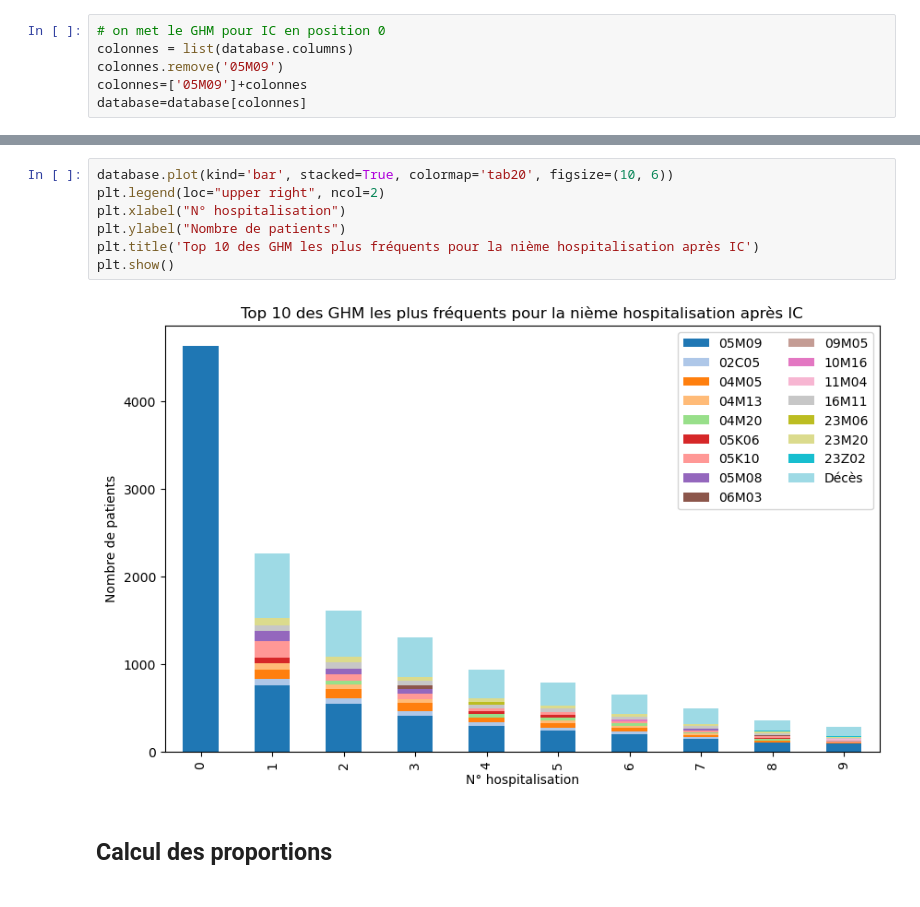
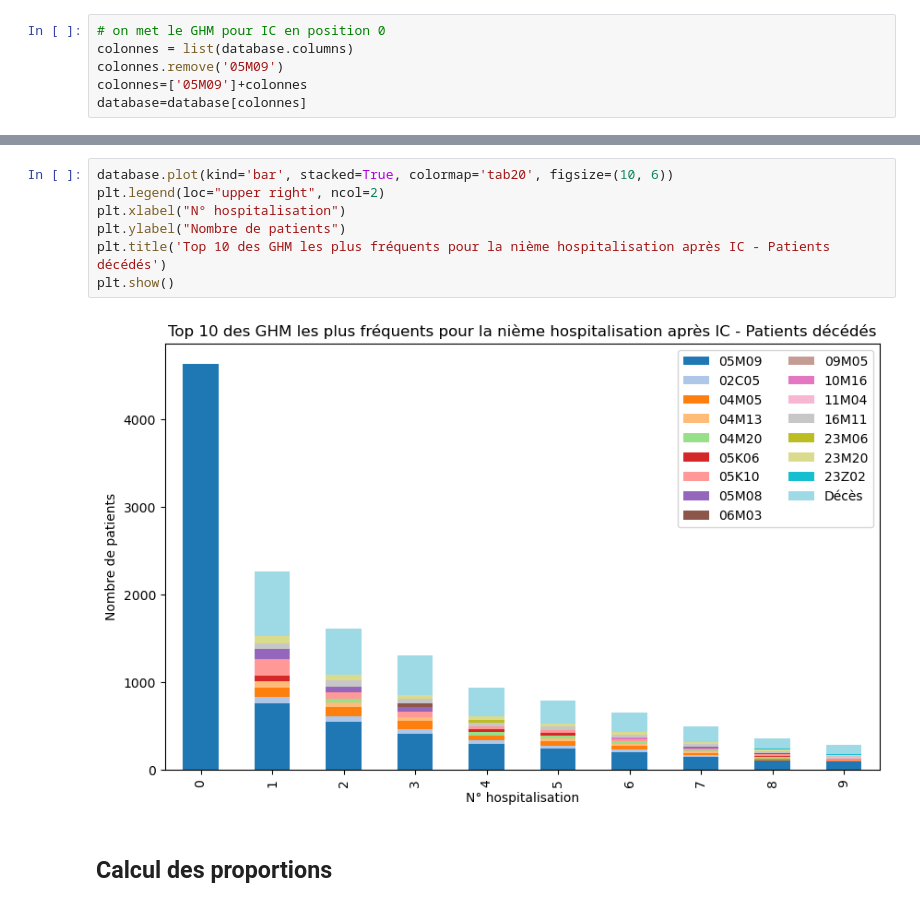
Before and after one commit to Kirscher/TextMining_Parcours_de_soin, a Jupyter notebook: base_sequentielle_truncated_GHM.ipynb, the cells around one changed output, grey strips where cells are left out. Saved outputs shown, nothing was run; the diff lists cells and outputs as text.

```diff
--- a/base_sequentielle_truncated_GHM.ipynb
+++ b/base_sequentielle_truncated_GHM.ipynb
@@ -177,12 +177,12 @@ fig.write_html("data/GHM_apres_IC_subset_truncated.html")
 # %%
 database.plot(kind='bar', stacked=True, colormap='tab20', figsize=(10, 6))
 plt.legend(loc="upper right", ncol=2)
 plt.xlabel("N° hospitalisation")
 plt.ylabel("Nombre de patients")
-plt.title('Top 10 des GHM les plus fréquents pour la nième hospitalisation après IC')
+plt.title('Top 10 des GHM les plus fréquents pour la nième hospitalisation après IC - Patients décédés')
 plt.show()
 # %% [output]
-[figure, old version]
+[figure, new version]
 # %% [markdown]
 ## Calcul des proportions
 # %%
```
Also changed, not shown: parts of 6 cells of this notebook, 25 other files.
